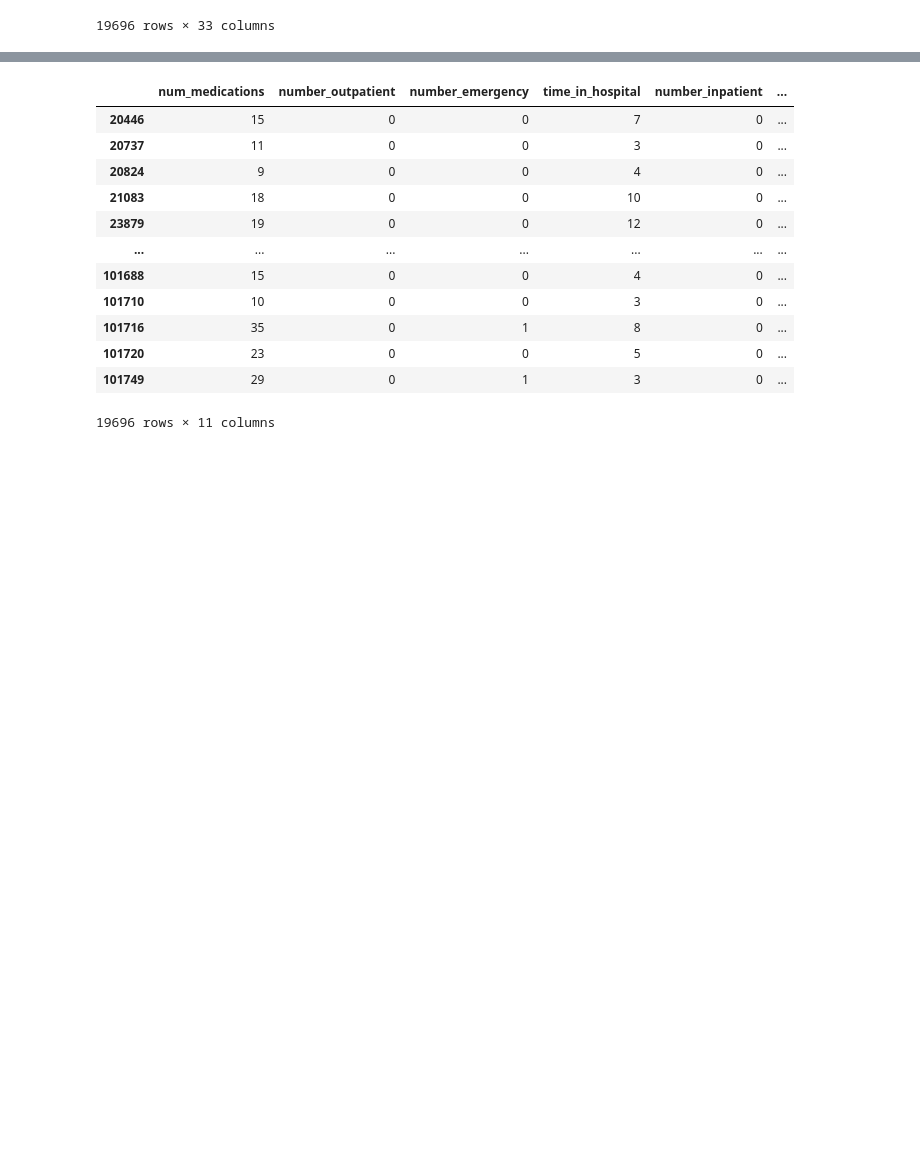
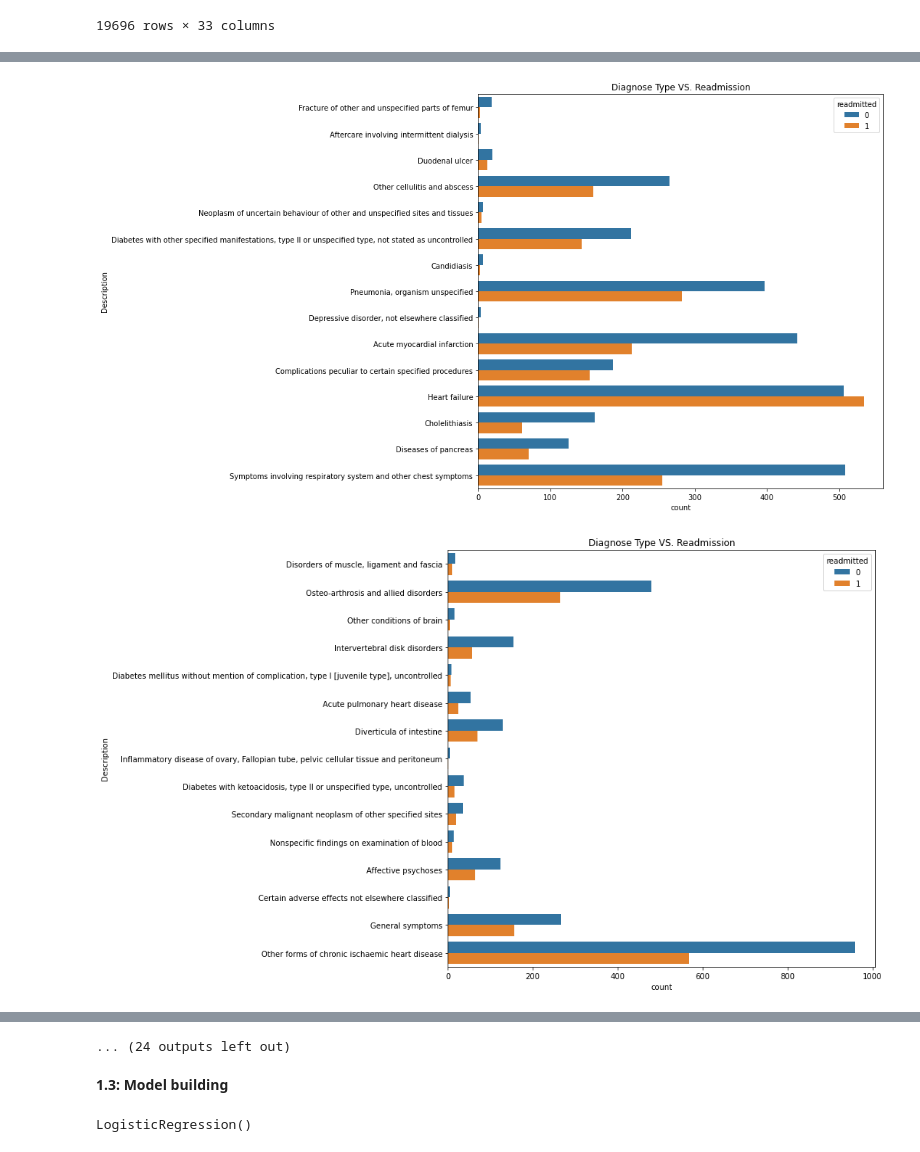
Before and after one commit to sufyaans/bigdata_cw2, a Jupyter notebook: 193_solution.ipynb, the cells around one changed output, grey strips where cells are left out. Drawn from its saved outputs; the diff is of its cells as text; code cells hidden in the pictures; blank space fills up the shorter version.

```diff
--- a/193_solution.ipynb
+++ b/193_solution.ipynb
@@ -424,0 +377,12 @@ count0 = df_10[df_10['readmitted'] == "0"] #All NOT readmitted
+# %%
+# Diagnose Type impact on readmission rates
+# Since there are large number of diagnose types, many plots are created each one contains upto 15 dignose types and their readmission rate
+prev=0
+for i in range(15,len(all_diagnose_types),15):
+    fig = plt.figure(figsize=(10,10))
+    df_temp = df_merge[df_merge["Description"].apply(lambda x: x in all_diagnose_types[prev:i])]
+    prev = i
+    sns.countplot(y= df_temp['Description'], hue = df_temp['readmitted']).set_title('Diagnose Type VS. Readmission')
+# %% [output]
+[figure, added]
+[figure, added]
@@ -425,19 +399,8 @@ count0 = df_10[df_10['readmitted'] == "0"] #All NOT readmitted
+... (24 outputs left out)
+# %% [markdown]
+**1.3: Model building**
 # %%
-# Model that predicts wheterh a diabetic patient will be readmitted or not
+# Model that predicts whether a diabetic patient will be readmitted or not
 
 subset_col = ['num_medications', 'number_outpatient', 'number_emergency', 'time_in_hospital', 'number_inpatient', 'encounter_id', 'age', 'num_lab_procedures', 'number_diagnoses', 'num_procedures', 'readmitted']
-df_10[subset_col]
+df_11 = df_10[subset_col]
-# %% [output]
-|  | num_medications | number_outpatient | number_emergency | time_in_hospital | number_inpatient | ... |
-| 20446 | 15 | 0 | 0 | 7 | 0 | ... |
-| 20737 | 11 | 0 | 0 | 3 | 0 | ... |
-| 20824 | 9 | 0 | 0 | 4 | 0 | ... |
-| 21083 | 18 | 0 | 0 | 10 | 0 | ... |
-| 23879 | 19 | 0 | 0 | 12 | 0 | ... |
-| ... | ... | ... | ... | ... | ... | ... |
-| 101688 | 15 | 0 | 0 | 4 | 0 | ... |
-| 101710 | 10 | 0 | 0 | 3 | 0 | ... |
-| 101716 | 35 | 0 | 1 | 8 | 0 | ... |
-| 101720 | 23 | 0 | 0 | 5 | 0 | ... |
-| 101749 | 29 | 0 | 1 | 3 | 0 | ... |
-19696 rows × 11 columns
@@ -443,0 +414,9 @@ df_10[subset_col]
+# %%
+# train LogisticRegression model
+lr = LogisticRegression()
+lr.fit(X_train,y_train)
+
+# predict readmissions for test data
+predictions = lr.predict(X_test)
+# %% [output]
+LogisticRegression()
```
Also changed, not shown: parts of 30 cells of this notebook.
